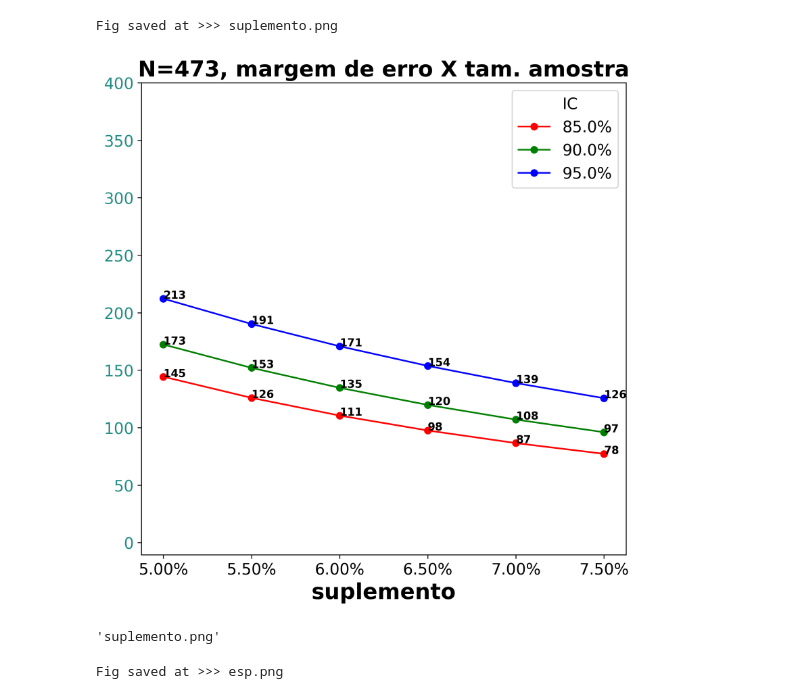
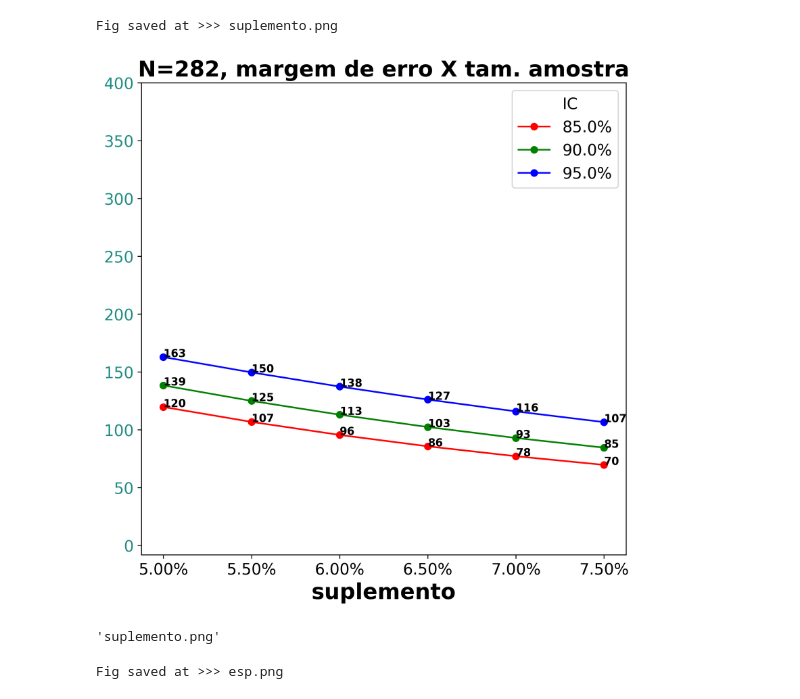
Before and after one commit to maffei2443/calculo-amostral-dodf, a Jupyter notebook: calculo_amostral.ipynb, the cells around one changed output. Saved outputs shown, nothing was run; the diff lists cells and outputs as text; code cells hidden in the pictures.

```diff
--- a/calculo_amostral.ipynb
+++ b/calculo_amostral.ipynb
@@ -45,13 +19,3 @@ def ca3(ci, p, e, n):
     a = z**2*p*q*n
     b = (n-1)*e**2 + z**2 *p*q
     return a/b
-# %%
-ci = .90
-e = .05
-n = 8209
-p = .5
-(ca1(ci, e, n),
- ca2(ci, p, e, n),
- ca2_zip(ci, p, e, n),
- ca3(ci, p, e, n)
-)
@@ -59,0 +22,19 @@ p = .5
+# %%
+def get_dodf_type(s, dbg=False, default='integra'):
+    if 'sup' in s:
+        return 'suplemento'
+    elif 'ext' in s or 'etx' in s or 'exr' in s:
+        return 'extra'
+    elif 'esp' in s:
+        return 'especial'
+    elif 'int' in s or 'sec' in s:
+        return 'integra'
+    else:
+        if dbg:
+            print("SEM CLASSE:", s, '| default: ', default)
+        return default
+
+
+hierarquia_dodfs = json.load(open('hierarquia_dodfs.json'))
+hierarquia_tipo = {k: get_dodf_type(k) for k in hierarquia_dodfs}
+contador = Counter(hierarquia_tipo.values())
@@ -60,9 +45,14 @@ p = .5
+# %%
+ci = .90
+e = .05
+INTEGRA = contador['integra']
+p = .5
 # %%
 err_lis = np.linspace(.05, .075, 6)
 conf_lis = np.linspace(.85, .95, 3)
 print(err_lis, conf_lis, sep='\n')
 
-def myplot(n=8209, err_lis=err_lis, conf_lis=conf_lis, xlabel='integra'):
+def myplot(n=INTEGRA, err_lis=err_lis, conf_lis=conf_lis, xlabel='integra'):
     fig, axs = plt.subplots(figsize=(8, 8), dpi=300)
 
     # common 'hack'
@@ -147,8 +115,8 @@ Fig saved at >>> extra.png
 'extra.png'
 # %%
-myplot(n=total_ctr['sup'], xlabel='suplemento')
+myplot(n=contador['suplemento'], xlabel='suplemento')
 # %% [output]
 Fig saved at >>> suplemento.png
-[figure, old version]
+[figure, new version]
 'suplemento.png'
 # %%
```
Also changed, not shown: parts of 11 cells of this notebook, 10 other files.
